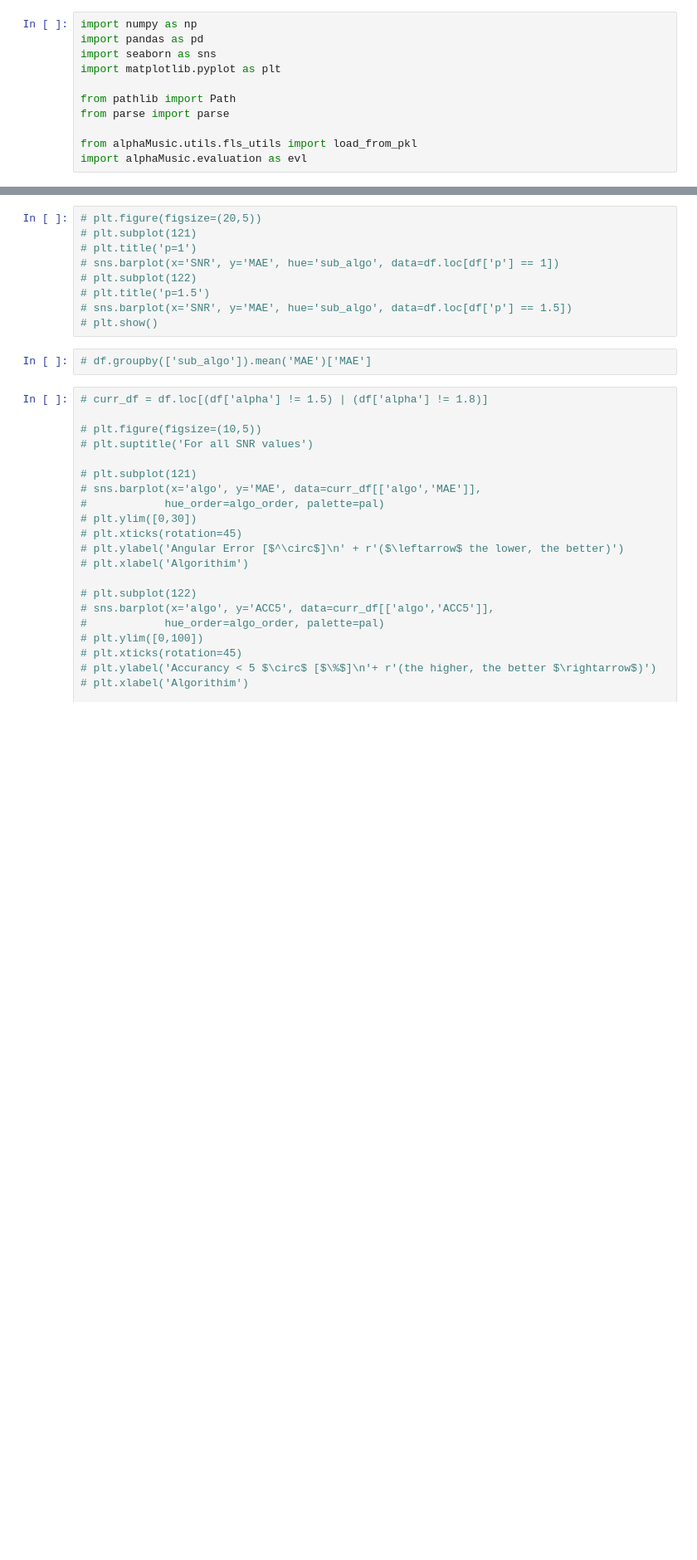
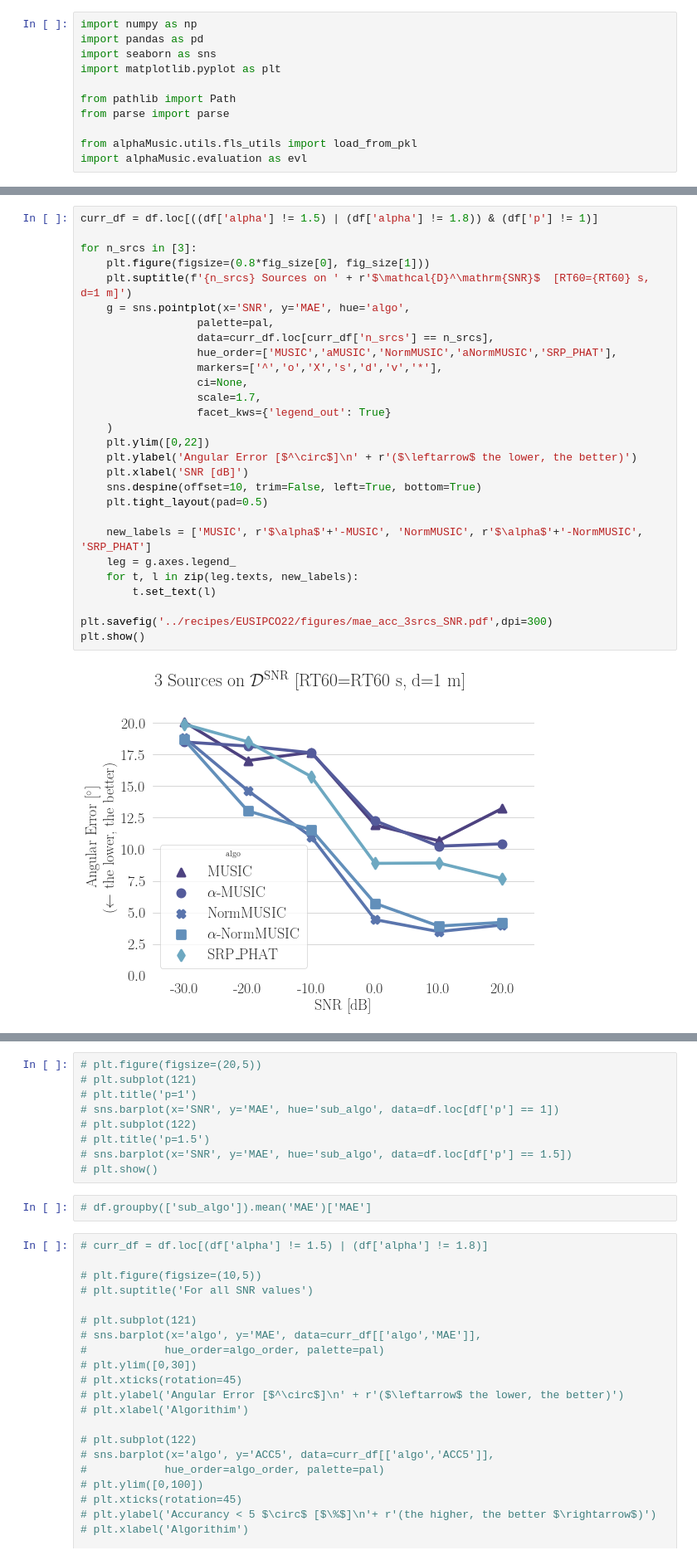
Before and after one commit to matfontaine/alphaMUSIC, a Jupyter notebook: notebooks/[EUSIPCO,Evaluation,Synthetic] Results for SNR sweep.ipynb, the cells around one changed output, grey strips where cells are left out. Shown at 83% size. Saved outputs shown, nothing was run; the diff lists cells and outputs as text; blank space fills up the shorter version.

```diff
--- a/notebooks/[EUSIPCO,Evaluation,Synthetic] Results for SNR sweep.ipynb
+++ b/notebooks/[EUSIPCO,Evaluation,Synthetic] Results for SNR sweep.ipynb
@@ -116,0 +156,30 @@ plt.show()
+# %%
+curr_df = df.loc[((df['alpha'] != 1.5) | (df['alpha'] != 1.8)) & (df['p'] != 1)]
+
+for n_srcs in [3]:
+    plt.figure(figsize=(0.8*fig_size[0], fig_size[1]))
+    plt.suptitle(f'{n_srcs} Sources on ' + r'$\mathcal{D}^\mathrm{SNR}$  [RT60={RT60} s, d=1 m]')
+    g = sns.pointplot(x='SNR', y='MAE', hue='algo',
+                  palette=pal,
+                  data=curr_df.loc[curr_df['n_srcs'] == n_srcs],
+                  hue_order=['MUSIC','aMUSIC','NormMUSIC','aNormMUSIC','SRP_PHAT'],
+                  markers=['^','o','X','s','d','v','*'],
+                  ci=None,
+                  scale=1.7,
+                  facet_kws={'legend_out': True}
+    )
+    plt.ylim([0,22])
+    plt.ylabel('Angular Error [$^\circ$]\n' + r'($\leftarrow$ the lower, the better)')
+    plt.xlabel('SNR [dB]')
+    sns.despine(offset=10, trim=False, left=True, bottom=True)
+    plt.tight_layout(pad=0.5)
+
+    new_labels = ['MUSIC', r'$\alpha$'+'-MUSIC', 'NormMUSIC', r'$\alpha$'+'-NormMUSIC', 'SRP_PHAT']
+    leg = g.axes.legend_
+    for t, l in zip(leg.texts, new_labels):
+        t.set_text(l)
+
+plt.savefig('../recipes/EUSIPCO22/figures/mae_acc_3srcs_SNR.pdf',dpi=300)
+plt.show()
+# %% [output]
+[figure, added]
```
Also changed, not shown: parts of 8 cells of this notebook, 48 other files.
